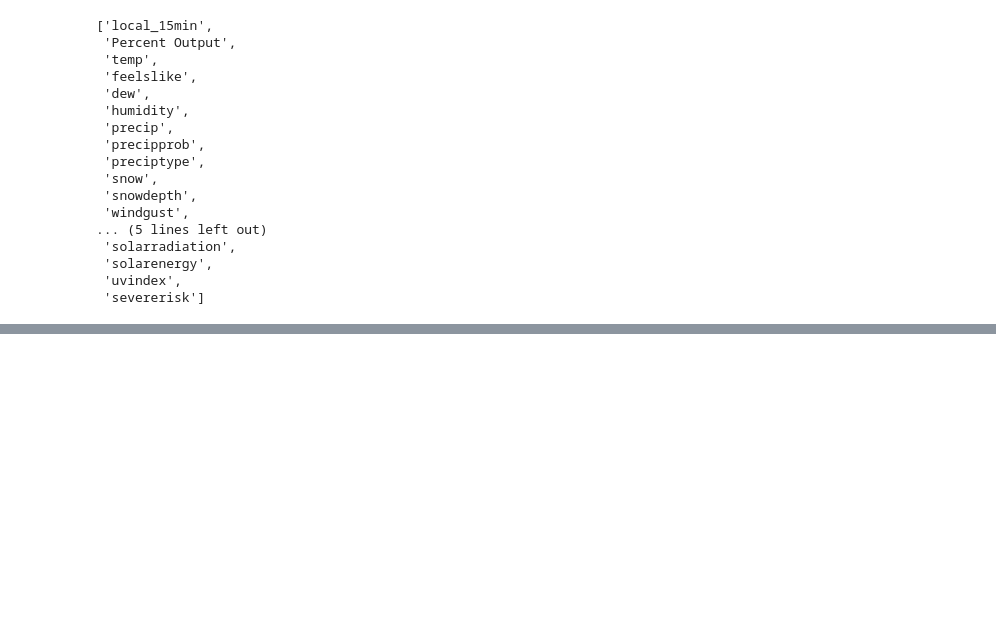
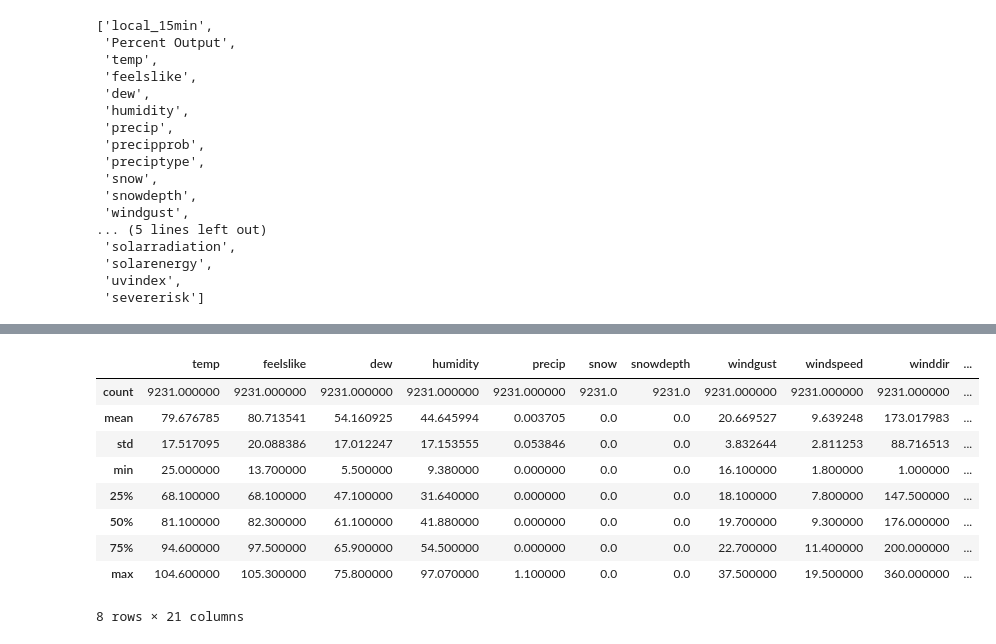
Before and after one commit to manthanand/SeniorDesign, a Jupyter notebook: Solar Forecasting/Data Cleaning.ipynb, the cells around one changed output, grey strips where cells are left out. Drawn from its saved outputs; the diff is of its cells as text; code cells hidden in the pictures; blank space fills up the shorter version.

```diff
--- a/Solar Forecasting/Data Cleaning.ipynb
+++ b/Solar Forecasting/Data Cleaning.ipynb
@@ -136,0 +171,15 @@ trainingdata.head()
+# %%
+trainingdata.drop(['local_15min'], axis=1, inplace=True)
+# %%
+trainingdata.describe()
+# %% [output]
+|  | temp | feelslike | dew | humidity | precip | snow | snowdepth | windgust | windspeed | winddir | ... |
+| count | 9231.000000 | 9231.000000 | 9231.000000 | 9231.000000 | 9231.000000 | 9231.0 | 9231.0 | 9231.000000 | 9231.000000 | 9231.000000 | ... |
+| mean | 79.676785 | 80.713541 | 54.160925 | 44.645994 | 0.003705 | 0.0 | 0.0 | 20.669527 | 9.639248 | 173.017983 | ... |
+| std | 17.517095 | 20.088386 | 17.012247 | 17.153555 | 0.053846 | 0.0 | 0.0 | 3.832644 | 2.811253 | 88.716513 | ... |
+| min | 25.000000 | 13.700000 | 5.500000 | 9.380000 | 0.000000 | 0.0 | 0.0 | 16.100000 | 1.800000 | 1.000000 | ... |
+| 25% | 68.100000 | 68.100000 | 47.100000 | 31.640000 | 0.000000 | 0.0 | 0.0 | 18.100000 | 7.800000 | 147.500000 | ... |
+| 50% | 81.100000 | 82.300000 | 61.100000 | 41.880000 | 0.000000 | 0.0 | 0.0 | 19.700000 | 9.300000 | 176.000000 | ... |
+| 75% | 94.600000 | 97.500000 | 65.900000 | 54.500000 | 0.000000 | 0.0 | 0.0 | 22.700000 | 11.400000 | 200.000000 | ... |
+| max | 104.600000 | 105.300000 | 75.800000 | 97.070000 | 1.100000 | 0.0 | 0.0 | 37.500000 | 19.500000 | 360.000000 | ... |
+8 rows × 21 columns
```
Also changed, not shown: parts of 8 cells of this notebook, 1 other file.
